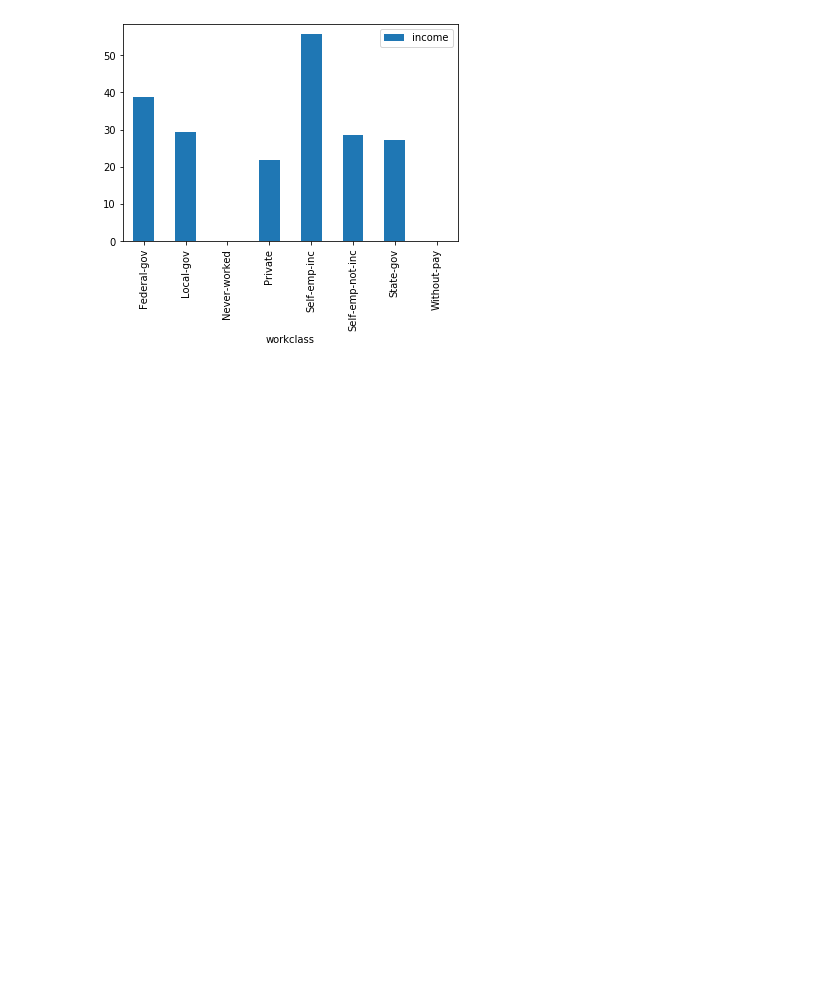
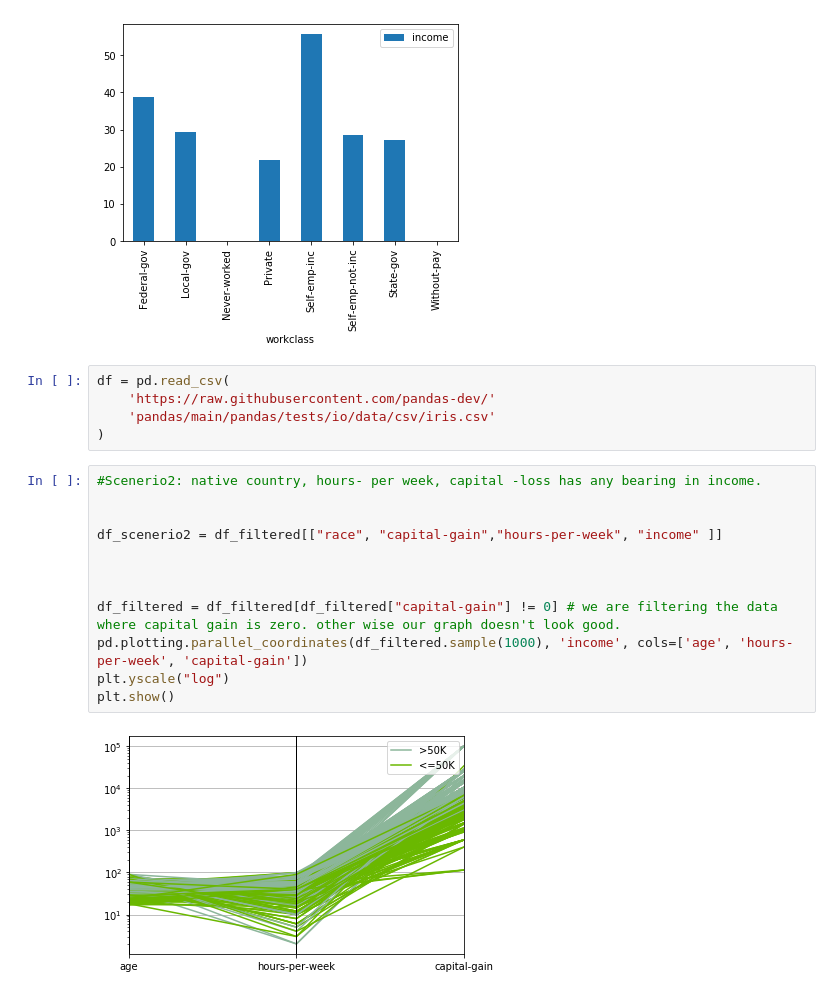
Before and after one commit to ShithiAhmed/census-income-data-visualization, a Jupyter notebook: project.ipynb, the cells around one changed output. Cells and saved outputs as stored; diff of their text form; blank space fills up the shorter version.

Commit message:
added another plot

```diff
--- a/project.ipynb
+++ b/project.ipynb
@@ -113,3 +112,22 @@ See the caveats in the documentation: https://pandas.pydata.org/pandas-docs/stab
 6         State-gov  27.195686
 7       Without-pay   0.000000
 [figure]
+# %%
+df = pd.read_csv(
+    'https://raw.githubusercontent.com/pandas-dev/'
+    'pandas/main/pandas/tests/io/data/csv/iris.csv'
+)
+# %%
+#Scenerio2: native country, hours- per week, capital -loss has any bearing in income.
+
+
+df_scenerio2 = df_filtered[["race", "capital-gain","hours-per-week", "income" ]]
+
+
+
+df_filtered = df_filtered[df_filtered["capital-gain"] != 0] # we are filtering the data where capital gain is zero. other wise our graph doesn't look good.
+pd.plotting.parallel_coordinates(df_filtered.sample(1000), 'income', cols=['age', 'hours-per-week', 'capital-gain'])
+plt.yscale("log")
+plt.show()
+# %% [output]
+[figure, added]
```
Also changed, not shown: parts of 5 cells of this notebook.
